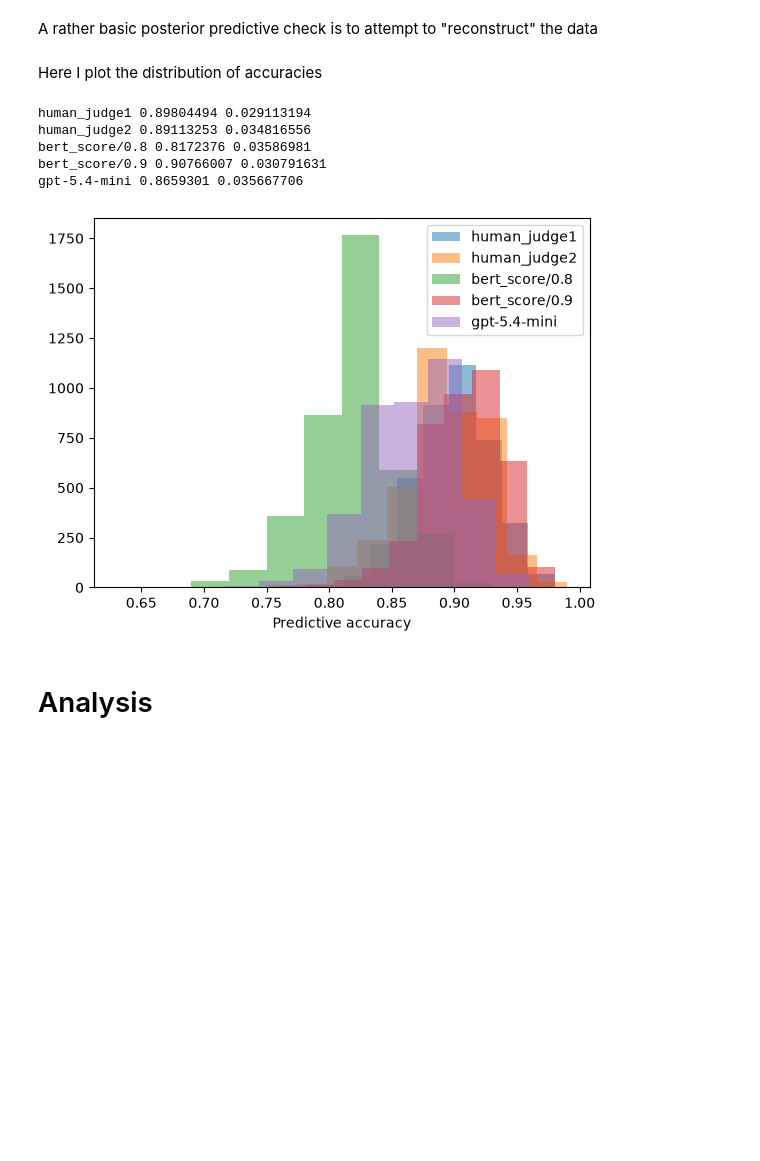
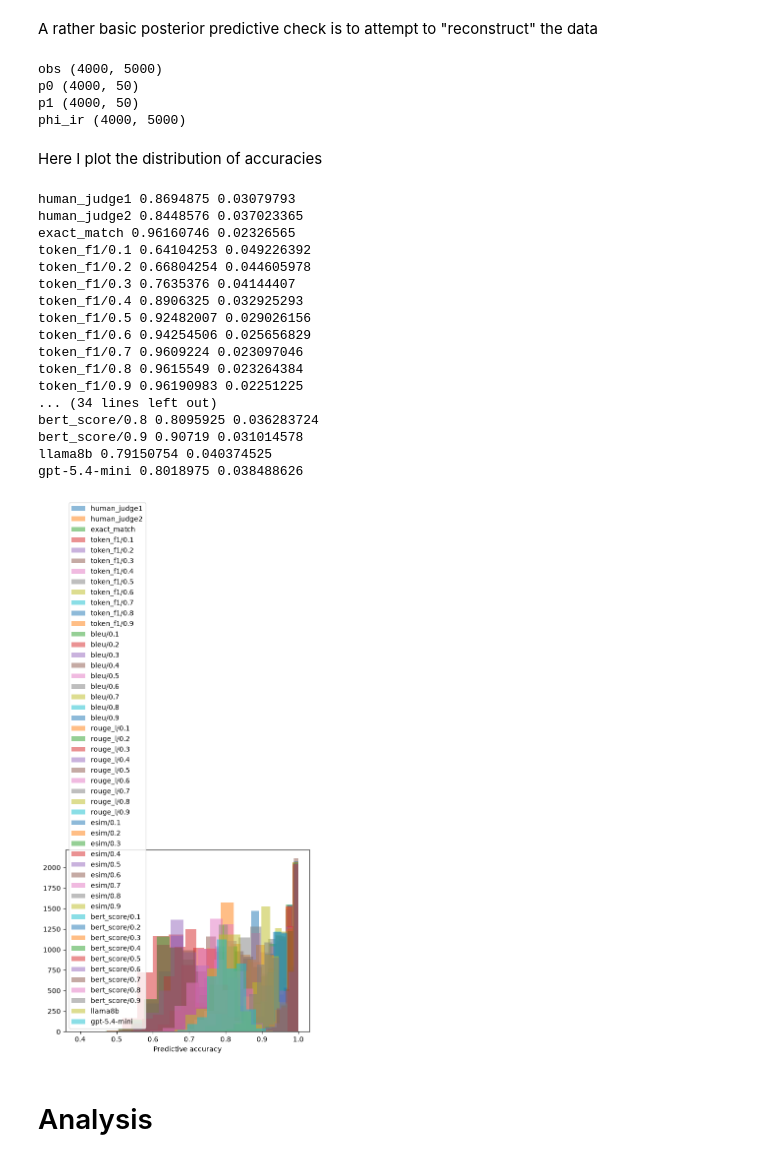
Before and after one commit to probabll/buqeval, a Jupyter notebook: BDA-F1.ipynb, the cells around one changed output. Saved outputs shown, nothing was run; the diff lists cells and outputs as text; code cells hidden in the pictures; blank space fills up the shorter version.

```diff
--- a/BDA-F1.ipynb
+++ b/BDA-F1.ipynb
@@ -244,23 +230,23 @@ def mixture_model(rater_idx, item_idx, oracle, num_items, num_raters, y_obs=None
 # %%
 experiment = 'trivia_qa_llama-8b-instruct_incl_human_judges'
 input_file = f"data/{experiment}.json"
-keep = {
-    'human_judge1',
-    'human_judge2',
-    'llm_as_judge_gpt-5.4-mini',
-    # 'exact_match',
-    # 'rouge_l/0.1',
-    # 'bert_score/0.3',
-    'bert_score/0.8',
-    'bert_score/0.9',
-}
+# keep = {
+#     'human_judge1',
+#     'human_judge2',
+#     'llm_as_judge_gpt-5.4-mini',
+#     # 'exact_match',
+#     # 'rouge_l/0.1',
+#     # 'bert_score/0.3',
+#     'bert_score/0.8',
+#     'bert_score/0.9',
+# }
 j_rows, s_rows = reformat_json(
     input_file,
-    reverse={'entropy', 'semantic_entropy'},
     # shortening some names
-    rename={'llm_as_judge_gpt-5.4-mini': 'gpt-5.4-mini', 'semantic_entropy': 'SE'},
+    rename={'llm_as_judge_gpt-5.4-mini': 'gpt-5.4-mini', 'llm_as_judge_llama-8b-instruct': 'llama8b', 'embedding_similarity': 'esim'},
     # analysing a subset of the data
-    keep=keep,
+    # keep=keep,
+    skip_all_quantifiers=True
 )
 # %%
 data = Dataset(j_rows, rng=np.random.RandomState(42))
@@ -333,7 +329,7 @@ rng_key = random.PRNGKey(0)
 
 # This is how you can gather the counts of labels assigned by a group of annotators
 # (this is not something most users will need, but it's a helpful option for the analyst while developing BDA models
-# O1, O0 = data.get_counts(['human_judge1', 'human_judge2'])
+O1, O0 = data.get_counts(['human_judge1', 'human_judge2'])
 
 item_prior = [1., 1.]
 oracle_prior = [0.5, 0.5]
@@ -343,14 +339,16 @@ mcmc.run(
     rng_key,
     rater_idx=data.R,
     item_idx=data.I,
-    oracle=np.array([rater.startswith('human_judge1') for rater in data.raters]),
+    # True mean the judge is an "oracle", hence it's prior is separate from the non-oracle judges
+    oracle=np.array([rater.startswith('human_judge') for rater in data.raters]),
     num_items=data.num_items,
     num_raters=data.num_raters,
     y_obs=data.Y,  # use None for predictions and data.Y for posterior inference
     mask=None, # use None for predictions and data.get_mask() for posterior inference
     #you can drop observations like this (for example, to test the effect of data size)
     #mask=data.get_mask({'human_judge1': 0, 'human_judge2': 0}),
-    fix_oracle=True, # you will want to set this to True, unless you have counts available for O1 and O0 below
+    # True means the judge's TPR and FPR are set to 1 and 0
+    idealized=np.array([rater.startswith('human_judge1') for rater in data.raters]),
     # use these to play with item-level posteriors as priors
     # O1=O1,
     # O0=O0,
@@ -439,36 +437,56 @@ A rather basic posterior predictive check is to attempt to "reconstruct" the dat
 from numpyro.infer import Predictive
 # Use Predictive to compute the 'effect_size' site for all posterior draws
 predictive = Predictive(mixture_model, posterior_samples)
-samples = predictive(
+pred_samples = predictive(
     random.PRNGKey(1),
     rater_idx=data.R,
     item_idx=data.I,
-    oracle=np.array([rater.startswith('human_judge1') for rater in data.raters]),
+    oracle=np.array([rater.startswith('human_judge') for rater in data.raters]),
     num_items=data.num_items,
     num_raters=data.num_raters,
     y_obs=None,
     mask=None,
-    fix_oracle=True,
+    idealized=np.array([rater.startswith('human_judge1') for rater in data.raters]),
     item_prior=item_prior,
     oracle_prior=oracle_prior,
     nonoracle_prior=nonoracle_prior,
 )
+# %%
+for k, v in pred_samples.items():
+    print(k, v.shape)
+# %% [output]
+obs (4000, 5000)
+p0 (4000, 50)
+p1 (4000, 50)
+phi_ir (4000, 5000)
 # %% [markdown]
 Here I plot the distribution of accuracies
 # %%
 for rname, rid in data.raters.items():
-    predaccs = (samples['obs'][:,data.R==rid] == data.Y[data.R==rid]).mean(-1)
+    predaccs = (pred_samples['obs'][:,data.R==rid] == data.Y[data.R==rid]).mean(-1)
     _ = plt.hist(predaccs, label=rname, alpha=0.5)
     print(rname, predaccs.mean(), predaccs.std())
     _ = plt.xlabel("Predictive accuracy")
 _ = plt.legend()
 # %% [output]
-human_judge1 0.89804494 0.029113194
-human_judge2 0.89113253 0.034816556
-bert_score/0.8 0.8172376 0.03586981
-bert_score/0.9 0.90766007 0.030791631
-gpt-5.4-mini 0.8659301 0.035667706
+human_judge1 0.8694875 0.03079793
+human_judge2 0.8448576 0.037023365
+exact_match 0.96160746 0.02326565
+token_f1/0.1 0.64104253 0.049226392
+token_f1/0.2 0.66804254 0.044605978
+token_f1/0.3 0.7635376 0.04144407
+token_f1/0.4 0.8906325 0.032925293
+token_f1/0.5 0.92482007 0.029026156
+token_f1/0.6 0.94254506 0.025656829
+token_f1/0.7 0.9609224 0.023097046
+token_f1/0.8 0.9615549 0.023264384
+token_f1/0.9 0.96190983 0.02251225
+... (34 lines left out)
+bert_score/0.8 0.8095925 0.036283724
+bert_score/0.9 0.90719 0.031014578
+llama8b 0.79150754 0.040374525
+gpt-5.4-mini 0.8018975 0.038488626
-[figure, old version]
+[figure, new version]
 # %% [markdown]
 # Analysis
 # %% [markdown]
```
Also changed, not shown: parts of 23 cells of this notebook, 3 other files.
